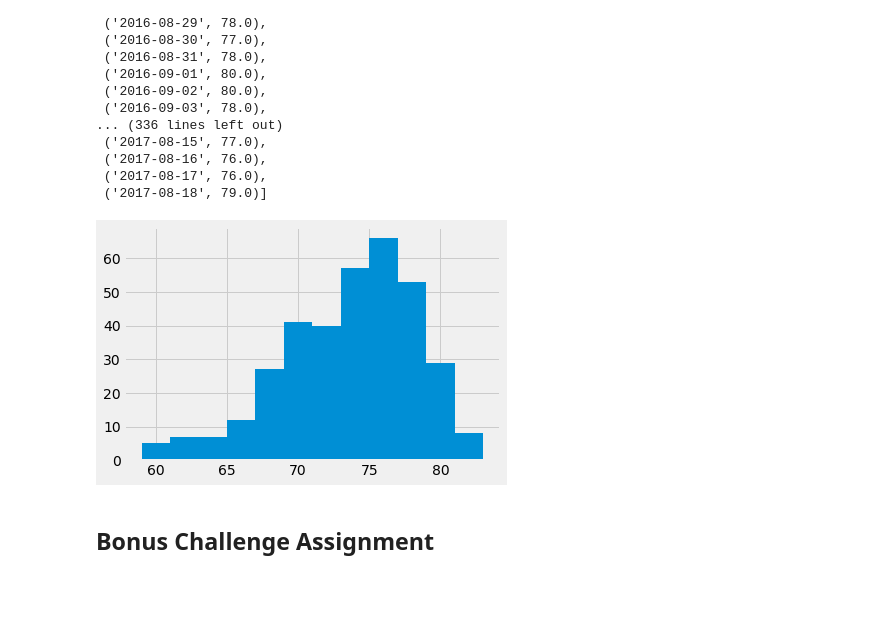
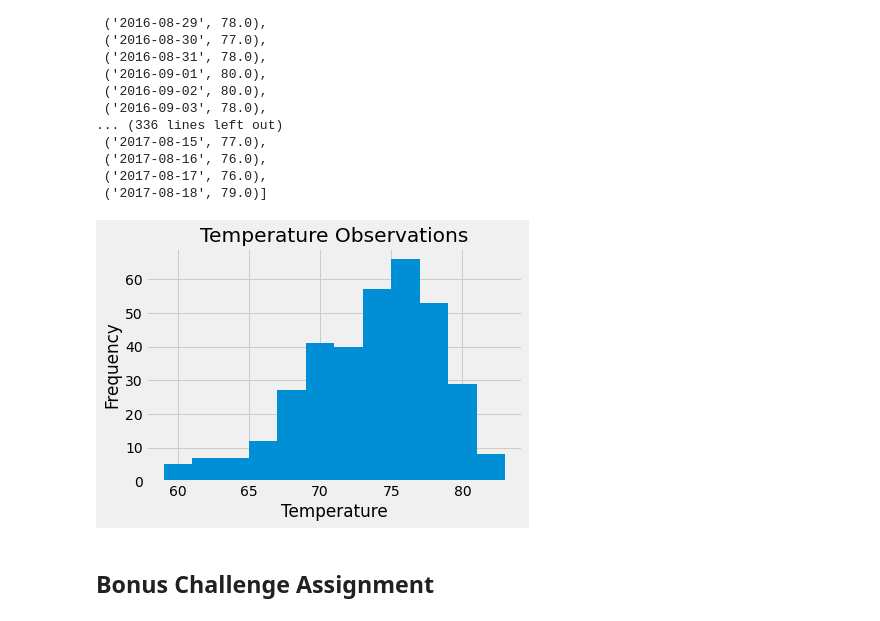
Before and after one commit to meghanvl/Climate_Analysis, a Jupyter notebook: Climate_Analysis.ipynb, the cells around one changed output. Cells and saved outputs as stored; diff of their text form; code cells hidden in the pictures; blank space fills up the shorter version.

Commit message:
updated histogram

```diff
--- a/Climate_Analysis.ipynb
+++ b/Climate_Analysis.ipynb
@@ -276,10 +276,13 @@ station_one_year
 # %%
 station_df = pd.DataFrame(station_one_year, columns=['Date', 'Temperature'])
 station_df.set_index('Date', inplace=True)
 plt.hist(station_df['Temperature'], bins=12)
+plt.title("Temperature Observations")
+plt.xlabel("Temperature")
+plt.ylabel("Frequency")
 plt.show()
 # %% [output]
-[figure, old version]
+[figure, new version]
 # %% [markdown]
 ## Bonus Challenge Assignment
 # %%
```
Also changed, not shown: 1 other file.
